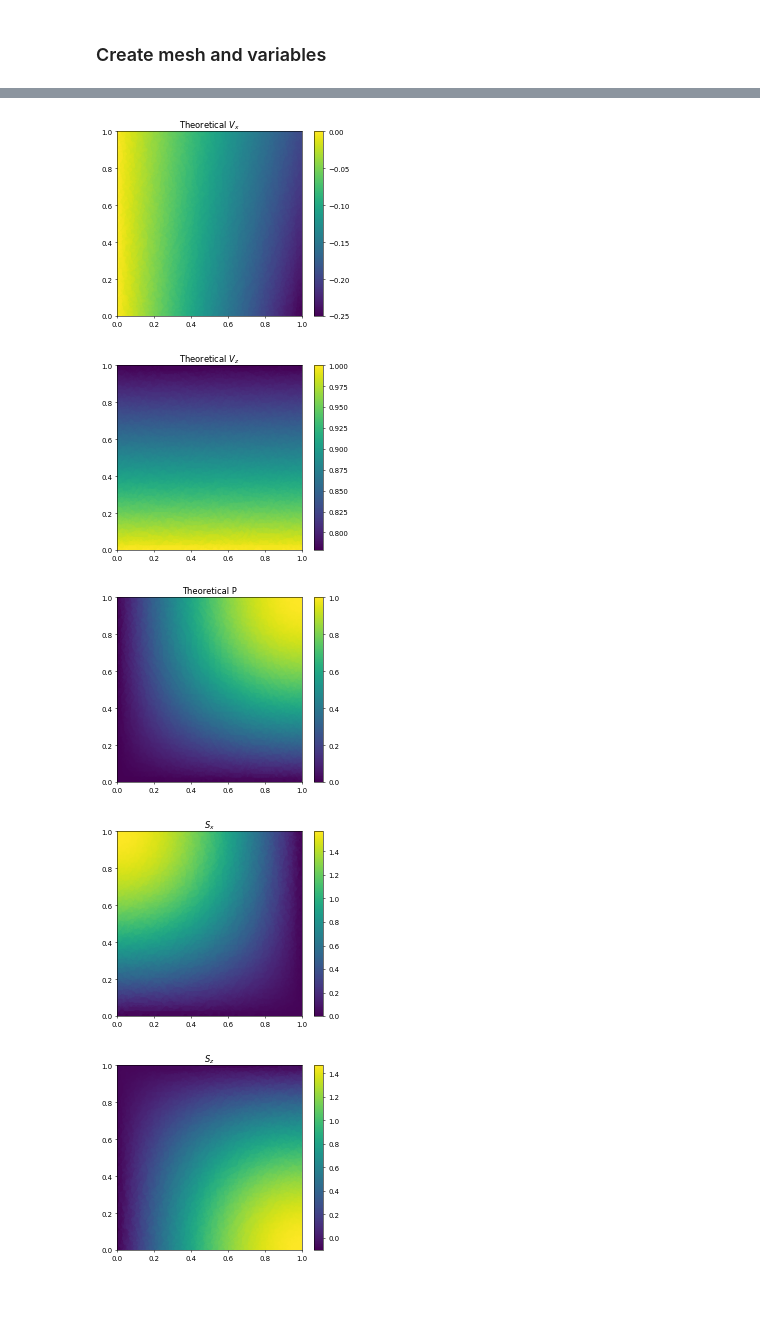
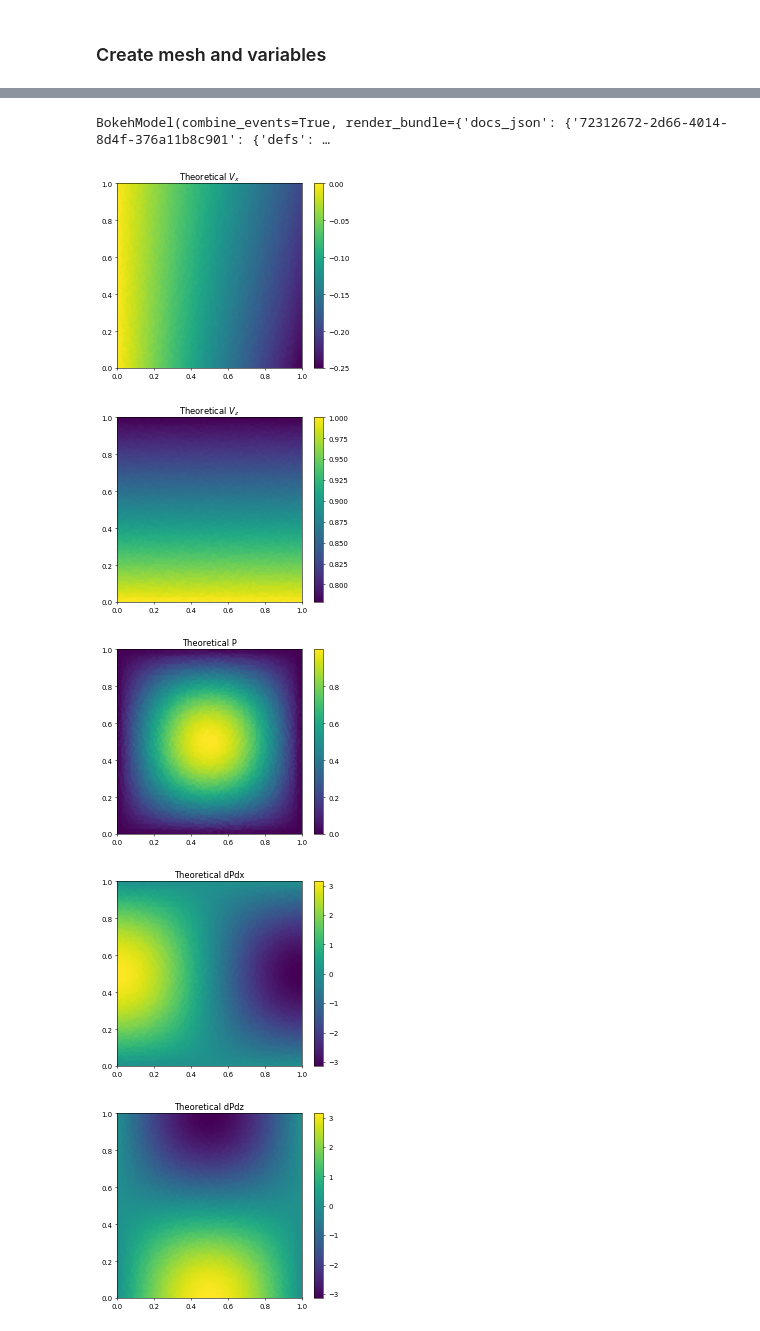
Before and after one commit to jcgraciosa/TALA-EBA-benchmark, a Jupyter notebook: src/Ex_Convection_TALA_MMS.ipynb, the cells around one changed output, grey strips where cells are left out. Drawn from its saved outputs; the diff is of its cells as text; code cells hidden in the pictures; blank space fills up the shorter version.

```diff
--- a/src/Ex_Convection_TALA_MMS.ipynb
+++ b/src/Ex_Convection_TALA_MMS.ipynb
@@ -37,12 +37,14 @@ deltaTemp = tempMax - tempMin
 
 viscosity = 1
 
-res= 128             ### x and y res of box
+res = 64             ### x and y res of box
 nsteps = 100        ### maximum number of time steps to run the first model
 epsilon_lr = 1e-8   ### criteria for early stopping; relative change of the Vrms in between iterations
 
 use_case = 1
 sdev = 0.15 # standard deviation of Gaussian filter
 
+tol = 1e-6
+
 # if set to 0 - incompressible material
 # if set to 1 - compressible material
@@ -277,9 +365,9 @@ Solving the tensor divergence in the equation above and expressing it in terms o
 # calculate the theoretical velocity, pressure, and source
 import math
 
-with meshbox.access(v_analytical, p_analytical, Sx, Sz):
+with meshbox.access(v_analytical, p_analytical, dpdx_analytical, dpdz_analytical, Sx, Sz):
     for index, coord in enumerate(v_analytical.coords):
-        # old way to calculate the v_analytical
+
         # mask_val = math.exp(-(coord[0]-0.5)**2/(2*sdev**2) - (coord[1]-0.5)**2/(2*sdev**2))
         # if use_case == 0:
         #     v_analytical.data[index, 0] = -(coord[1] - 0.5)*mask_val
@@ -294,12 +382,19 @@ with meshbox.access(v_analytical, p_analytical, Sx, Sz):
             v_analytical.data[index, 1] = math.exp(-0.5*rho_k*coord[1])
 
     for index, coord in enumerate(p_analytical.coords):
-        p_analytical.data[index] = math.sin(0.5*math.pi*coord[0])*math.sin(0.5*math.pi*coord[1])
+        p_analytical.data[index] = math.sin(math.pi*coord[0])*math.sin(math.pi*coord[1])
 
     for index, coord in enumerate(Sx.coords):
         Sx.data[index] = ((rho_k**3)/8)*coord[0]*math.exp(-0.5*rho_k*coord[1]) + \
-                        0.5*math.pi*math.cos(0.5*math.pi*coord[0])*math.sin(0.5*math.pi*coord[1])
+                        math.pi*math.cos(math.pi*coord[0])*math.sin(math.pi*coord[1])
 
     for index, coord in enumerate(Sz.coords):
         Sz.data[index] = -((rho_k**2)/4 + (rho_k**2)/6)*math.exp(-0.5*rho_k*coord[1]) + \
-                        0.5*math.pi*math.sin(0.5*math.pi*coord[0])*math.cos(0.5*math.pi*coord[1])
+                        math.pi*math.sin(math.pi*coord[0])*math.cos(math.pi*coord[1])
+
+    # theoretical pressure gradients
+    for index, coord in enumerate(dpdx_analytical.coords):
+        dpdx_analytical.data[index] =  math.pi*math.cos(math.pi*coord[0])*math.sin(math.pi*coord[1])
+
+    for index, coord in enumerate(dpdz_analytical.coords):
+        dpdz_analytical.data[index] =  math.pi*math.sin(math.pi*coord[0])*math.cos(math.pi*coord[1])
@@ -306,3 +412,8 @@ with meshbox.access(v_analytical, p_analytical, Sx, Sz):
+# %%
+outfig = '/Users/jgra0019/Documents/codes/uw3-dev/local-code/figs/comp_v.png'
+plotFig(meshbox, p_analytical, v_analytical, "P", save_fname = outfig, with_arrows = True)
+# %% [output]
+BokehModel(combine_events=True, render_bundle={'docs_json': {'72312672-2d66-4014-8d4f-376a11b8c901': {'defs': …
 # %%
 import matplotlib.pyplot as plt
 with meshbox.access():
@@ -317,33 +428,47 @@ with meshbox.access():
     out = ax.scatter(v_analytical.coords[:, 0], v_analytical.coords[:, 1], c = v_analytical.data[:, 1], s = 20)
     ax.set_aspect("equal")
     ax.set_title(r"Theoretical $V_z$")
     ax.set_xlim([0, 1])
     ax.set_ylim([0, 1])
     plt.colorbar(out)
     fig, ax = plt.subplots(dpi = 50)
     out = ax.scatter(p_analytical.coords[:, 0], p_analytical.coords[:, 1], c =p_analytical.data[:], s = 20)
     ax.set_aspect("equal")
     ax.set_title("Theoretical P")
     ax.set_xlim([0, 1])
     ax.set_ylim([0, 1])
     plt.colorbar(out)
     fig, ax = plt.subplots(dpi = 50)
+    out = ax.scatter(dpdx_analytical.coords[:, 0], dpdx_analytical.coords[:, 1], c =dpdx_analytical.data[:], s = 20)
+    ax.set_aspect("equal")
+    ax.set_title("Theoretical dPdx")
+    ax.set_xlim([0, 1])
+    ax.set_ylim([0, 1])
+    plt.colorbar(out)
+    fig, ax = plt.subplots(dpi = 50)
+    out = ax.scatter(dpdz_analytical.coords[:, 0], dpdz_analytical.coords[:, 1], c =dpdz_analytical.data[:], s = 20)
+    ax.set_aspect("equal")
+    ax.set_title("Theoretical dPdz")
+    ax.set_xlim([0, 1])
+    ax.set_ylim([0, 1])
+    plt.colorbar(out)
+    fig, ax = plt.subplots(dpi = 50)
     out = ax.scatter(Sx.coords[:, 0], Sx.coords[:, 1], c =Sx.data[:], s = 20)
     ax.set_aspect("equal")
     ax.set_title(r"$S_x$")
     ax.set_xlim([0, 1])
     ax.set_ylim([0, 1])
     plt.colorbar(out)
     fig, ax = plt.subplots(dpi = 50)
     out = ax.scatter(Sz.coords[:, 0], Sz.coords[:, 1], c =Sz.data[:], s = 20)
     ax.set_aspect("equal")
     ax.set_title(r"$S_z$")
     ax.set_xlim([0, 1])
     ax.set_ylim([0, 1])
     plt.colorbar(out)
 # %% [output]
 [figure]
 [figure]
-[figure, old version]
+[figure, new version]
-[figure, old version]
+[figure, new version]
-[figure, old version]
+[figure, new version]
```
Also changed, not shown: parts of 28 cells of this notebook, 9 other files.
